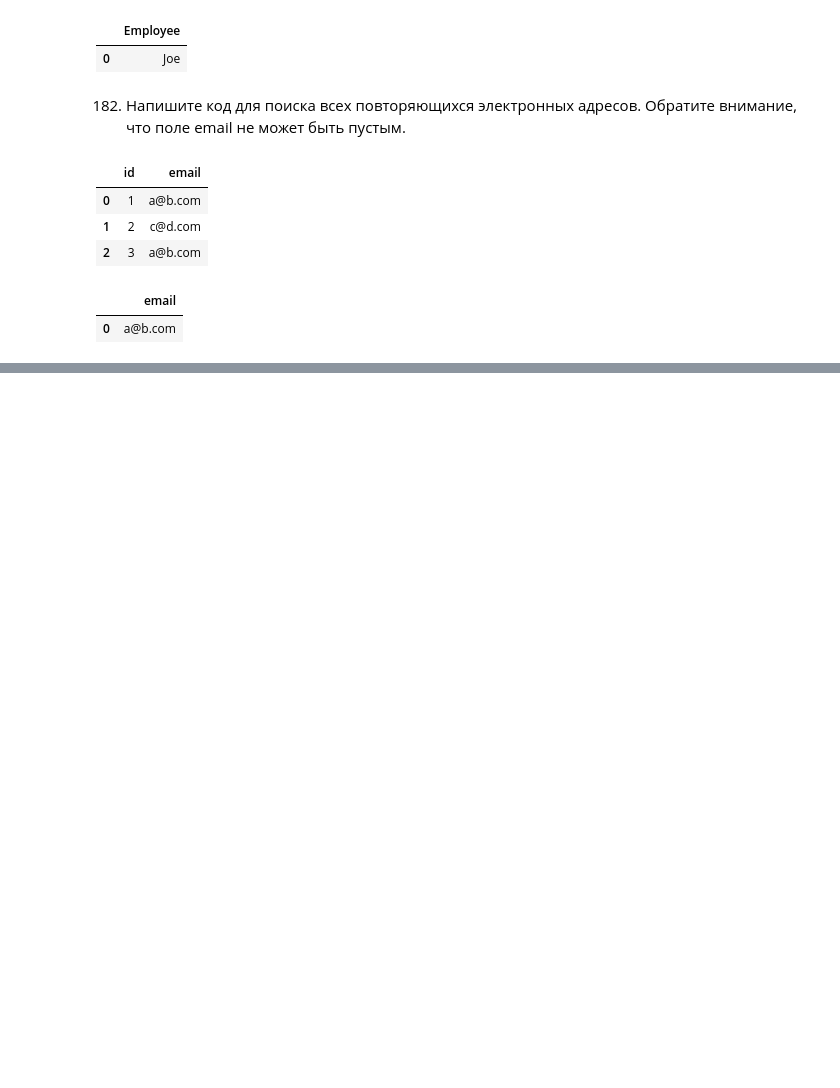
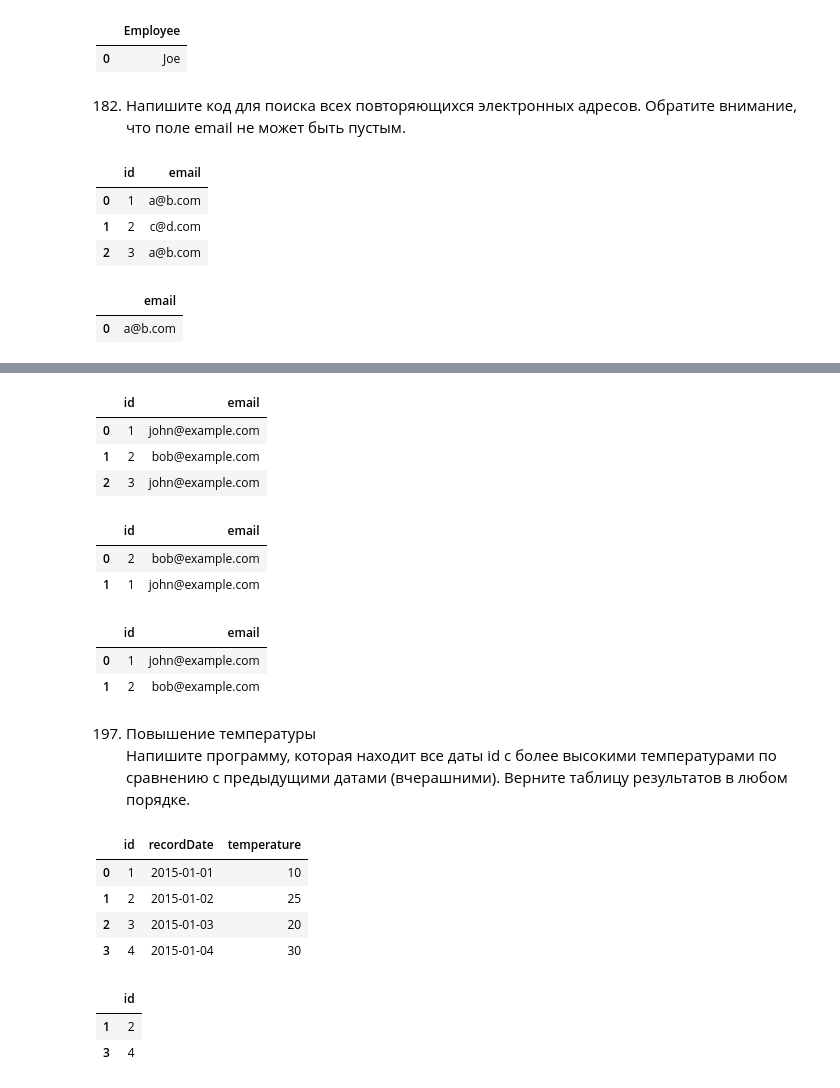
Before and after one commit to Praldmur/Tasks, a Jupyter notebook: Task_All.ipynb, the cells around one changed output, grey strips where cells are left out. Saved outputs shown, nothing was run; the diff lists cells and outputs as text; code cells hidden in the pictures; blank space fills up the shorter version.

```diff
--- a/Task_All.ipynb
+++ b/Task_All.ipynb
@@ -68,0 +113,43 @@ person.groupby('email', as_index=False).agg({'id': 'count'})\
+# %%
+data = [[1, 'john@example.com'], [2, 'bob@example.com'], [3, 'john@example.com']]
+person = pd.DataFrame(data, columns=['id', 'email']).astype({'id':'int64', 'email':'object'})
+person
+# %% [output]
+|  | id | email |
+| 0 | 1 | john@example.com |
+| 1 | 2 | bob@example.com |
+| 2 | 3 | john@example.com |
+# %%
+person.groupby('email', as_index=False).agg({'id': 'min'})[['id', 'email']]
+# %% [output]
+|  | id | email |
+| 0 | 2 | bob@example.com |
+| 1 | 1 | john@example.com |
+# %%
+person.sort_values(by='id').drop_duplicates(subset=['email'], keep='first')
+# решение спорное и менее оптимизировано, чем первое
+# %% [output]
+|  | id | email |
+| 0 | 1 | john@example.com |
+| 1 | 2 | bob@example.com |
+# %% [markdown]
+197. Повышение температуры
+Напишите программу, которая находит все даты id с более высокими температурами по сравнению с предыдущими датами (вчерашними).
+Верните таблицу результатов в любом порядке.
+# %%
+import pandas as pd
+data = [[1, '2015-01-01', 10], [2, '2015-01-02', 25], [3, '2015-01-03', 20], [4, '2015-01-04', 30]]
+weather = pd.DataFrame(data, columns=['id', 'recordDate', 'temperature']).astype({'id':'Int64', 'recordDate':'datetime64[ns]', 'temperature':'Int64'})
+weather
+# %% [output]
+|  | id | recordDate | temperature |
+| 0 | 1 | 2015-01-01 | 10 |
+| 1 | 2 | 2015-01-02 | 25 |
+| 2 | 3 | 2015-01-03 | 20 |
+| 3 | 4 | 2015-01-04 | 30 |
+# %%
+weather[(weather.temperature.diff() > 0) & (weather.recordDate.diff().dt.days == 1)][['id']]
+# %% [output]
+|  | id |
+| 1 | 2 |
+| 3 | 4 |
```
Also changed, not shown: parts of 19 cells of this notebook, 5 other files.
